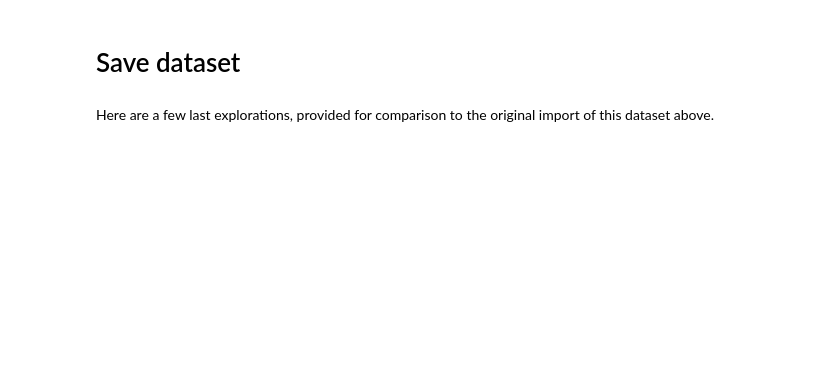
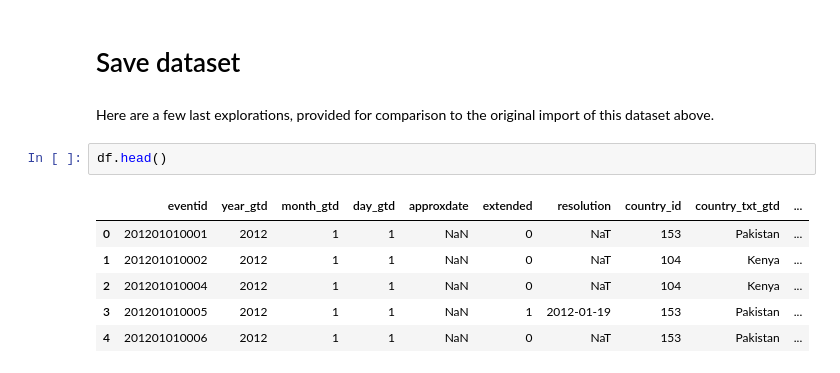
Before and after one commit to brooke-l-hawkins/milestone-i-project, a Jupyter notebook: code/clean_terrorism.ipynb, the cells around one changed output. Saved outputs shown, nothing was run; the diff lists cells and outputs as text; blank space fills up the shorter version.

```diff
--- a/code/clean_terrorism.ipynb
+++ b/code/clean_terrorism.ipynb
@@ -268,6 +352,15 @@ dtype: object
 # Save dataset
 # %% [markdown]
 Here are a few last explorations, provided for comparison to the original import of this dataset above.
+# %%
+df.head()
+# %% [output]
+|  | eventid | year_gtd | month_gtd | day_gtd | approxdate | extended | resolution | country_id | country_txt_gtd | ... |
+| 0 | 201201010001 | 2012 | 1 | 1 | NaN | 0 | NaT | 153 | Pakistan | ... |
+| 1 | 201201010002 | 2012 | 1 | 1 | NaN | 0 | NaT | 104 | Kenya | ... |
+| 2 | 201201010004 | 2012 | 1 | 1 | NaN | 0 | NaT | 104 | Kenya | ... |
+| 3 | 201201010005 | 2012 | 1 | 1 | NaN | 1 | 2012-01-19 | 153 | Pakistan | ... |
+| 4 | 201201010006 | 2012 | 1 | 1 | NaN | 0 | NaT | 153 | Pakistan | ... |
 # %%
 df.sample(5)
 # %% [output]
```
Also changed, not shown: parts of 17 cells of this notebook.
